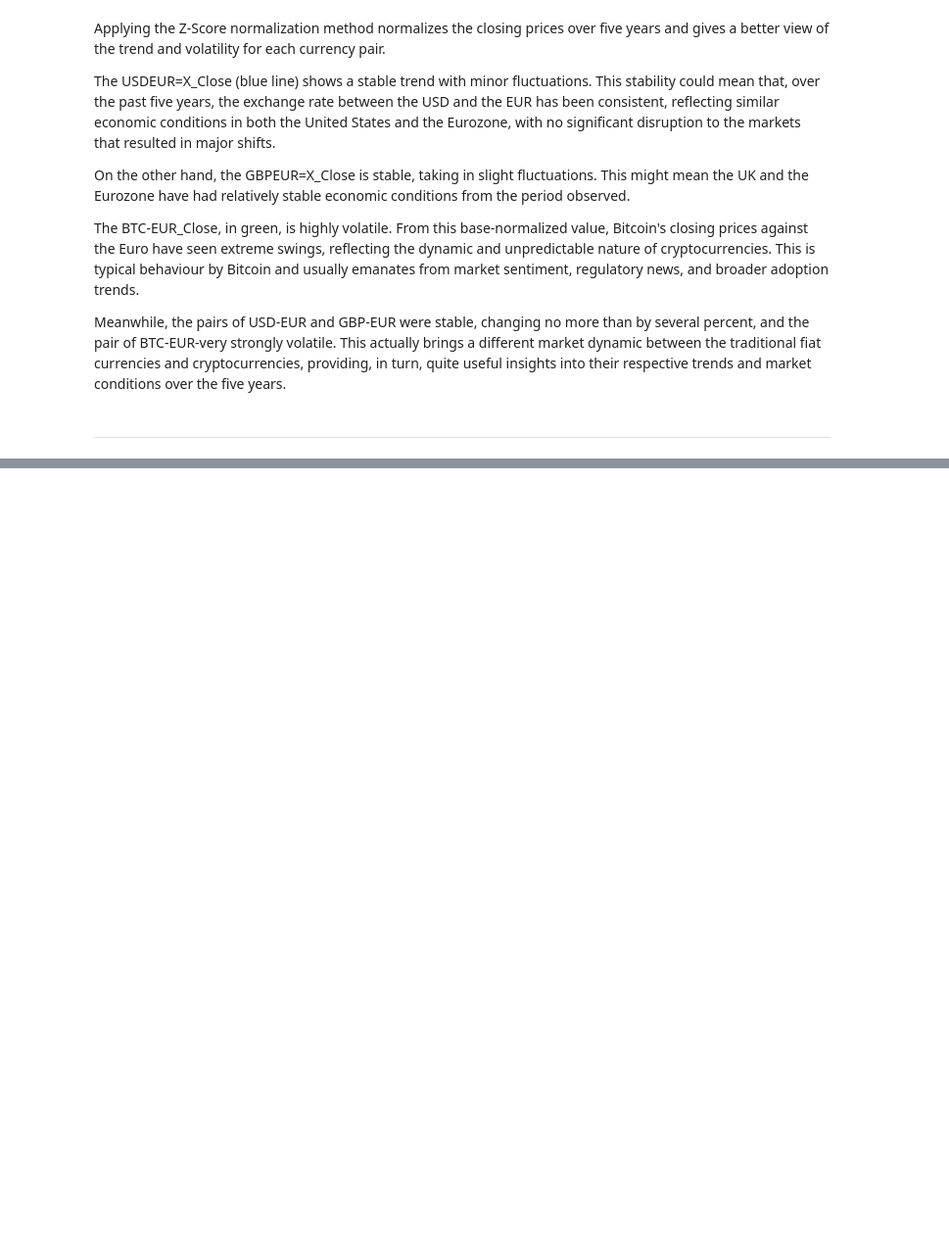
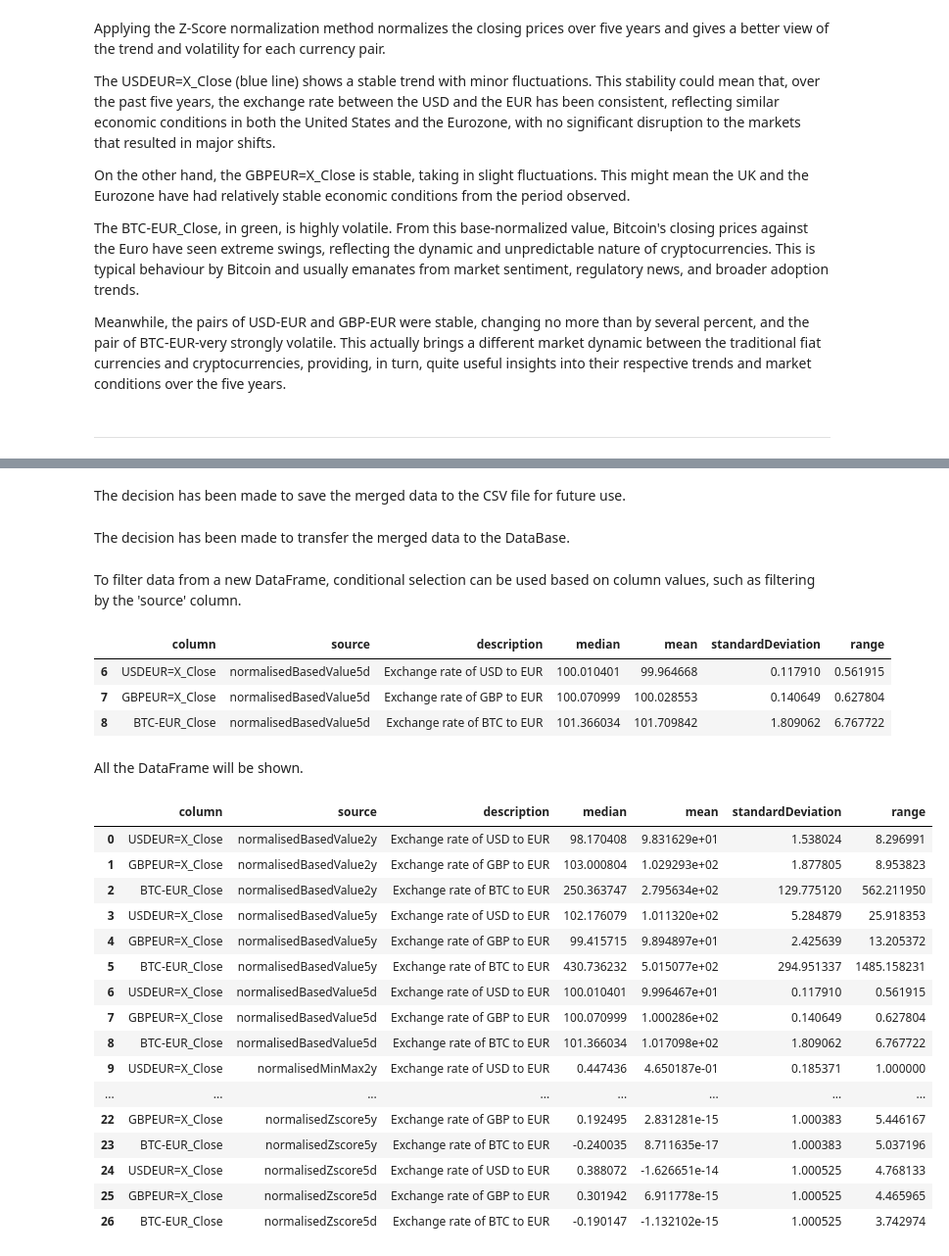
Before and after one commit to TomUszyn/PFDA-project, a Jupyter notebook: analysingCurrencyTrends.ipynb, the cells around one changed output, grey strips where cells are left out. Shown at 98% size. Cells and saved outputs as stored; diff of their text form; code cells hidden in the pictures; blank space fills up the shorter version.

Commit message:
Created function to count descriptive statistics, Counted values to all datasets and merged it to one DataFrame. Saved it to the CSV and transfered to Database. Commented results of calculations.

```diff
--- a/analysingCurrencyTrends.ipynb
+++ b/analysingCurrencyTrends.ipynb
@@ -671,0 +686,14 @@ Meanwhile, the pairs of USD-EUR and GBP-EUR were stable, changing no more than b
+# %%
+# List of DataFrames
+columnsOfInterest = ['USDEUR=X_Close', 'GBPEUR=X_Close', 'BTC-EUR_Close']
+
+# Generate statistics for different datasets
+normalisedBasedValue2yStatistics = descriptiveStatisticsWithSource(normalisedBasedValue2y, columnsOfInterest, "normalisedBasedValue2y")
+normalisedBasedValue5yStatistics = descriptiveStatisticsWithSource(normalisedBasedValue5y, columnsOfInterest, "normalisedBasedValue5y")
+normalisedBasedValue5dStatistics = descriptiveStatisticsWithSource(normalisedBasedValue5d, columnsOfInterest, "normalisedBasedValue5d")
+normalisedMinMax2yStatistics = descriptiveStatisticsWithSource(normalisedMinMax2y, columnsOfInterest, "normalisedMinMax2y")
+normalisedMinMax5yStatistics = descriptiveStatisticsWithSource(normalisedMinMax5y, columnsOfInterest, "normalisedMinMax5y")
+normalisedMinMax5dStatistics = descriptiveStatisticsWithSource(normalisedMinMax5d, columnsOfInterest, "normalisedMinMax5d")
+normalisedZscore2yStatistics = descriptiveStatisticsWithSource(normalisedZscore2y, columnsOfInterest, "normalisedZscore2y")
+normalisedZscore5yStatistics = descriptiveStatisticsWithSource(normalisedZscore5y, columnsOfInterest, "normalisedZscore5y")
+normalisedZscore5dStatistics = descriptiveStatisticsWithSource(normalisedZscore5d, columnsOfInterest, "normalisedZscore5d")
@@ -671,0 +702,7 @@ Meanwhile, the pairs of USD-EUR and GBP-EUR were stable, changing no more than b
+# %%
+# Merge all data into a single DataFrame
+descriptiveStatistics = pd.concat([normalisedBasedValue2yStatistics, normalisedBasedValue5yStatistics, normalisedBasedValue5dStatistics,\
+                              normalisedMinMax2yStatistics, normalisedMinMax5yStatistics, normalisedMinMax5dStatistics,\
+                              normalisedZscore2yStatistics, normalisedZscore5yStatistics, normalisedZscore5dStatistics], ignore_index=True)
+# %% [markdown]
+The decision has been made to save the merged data to the CSV file for future use.
@@ -671,0 +712,2 @@ Meanwhile, the pairs of USD-EUR and GBP-EUR were stable, changing no more than b
+# %% [markdown]
+The decision has been made to transfer the merged data to the DataBase.
@@ -671,0 +719,32 @@ Meanwhile, the pairs of USD-EUR and GBP-EUR were stable, changing no more than b
+# %% [markdown]
+To filter data from a new DataFrame, conditional selection can be used based on column values, such as filtering by the 'source' column.
+# %%
+normalisedBasedValue5d = descriptiveStatistics[descriptiveStatistics['source'] == 'normalisedBasedValue5d']
+normalisedBasedValue5d
+# %% [output]
+|  | column | source | description | median | mean | standardDeviation | range |
+| 6 | USDEUR=X_Close | normalisedBasedValue5d | Exchange rate of USD to EUR | 100.010401 | 99.964668 | 0.117910 | 0.561915 |
+| 7 | GBPEUR=X_Close | normalisedBasedValue5d | Exchange rate of GBP to EUR | 100.070999 | 100.028553 | 0.140649 | 0.627804 |
+| 8 | BTC-EUR_Close | normalisedBasedValue5d | Exchange rate of BTC to EUR | 101.366034 | 101.709842 | 1.809062 | 6.767722 |
+# %% [markdown]
+All the DataFrame will be shown.
+# %%
+descriptiveStatistics
+# %% [output]
+|  | column | source | description | median | mean | standardDeviation | range |
+| 0 | USDEUR=X_Close | normalisedBasedValue2y | Exchange rate of USD to EUR | 98.170408 | 9.831629e+01 | 1.538024 | 8.296991 |
+| 1 | GBPEUR=X_Close | normalisedBasedValue2y | Exchange rate of GBP to EUR | 103.000804 | 1.029293e+02 | 1.877805 | 8.953823 |
+| 2 | BTC-EUR_Close | normalisedBasedValue2y | Exchange rate of BTC to EUR | 250.363747 | 2.795634e+02 | 129.775120 | 562.211950 |
+| 3 | USDEUR=X_Close | normalisedBasedValue5y | Exchange rate of USD to EUR | 102.176079 | 1.011320e+02 | 5.284879 | 25.918353 |
+| 4 | GBPEUR=X_Close | normalisedBasedValue5y | Exchange rate of GBP to EUR | 99.415715 | 9.894897e+01 | 2.425639 | 13.205372 |
+| 5 | BTC-EUR_Close | normalisedBasedValue5y | Exchange rate of BTC to EUR | 430.736232 | 5.015077e+02 | 294.951337 | 1485.158231 |
+| 6 | USDEUR=X_Close | normalisedBasedValue5d | Exchange rate of USD to EUR | 100.010401 | 9.996467e+01 | 0.117910 | 0.561915 |
+| 7 | GBPEUR=X_Close | normalisedBasedValue5d | Exchange rate of GBP to EUR | 100.070999 | 1.000286e+02 | 0.140649 | 0.627804 |
+| 8 | BTC-EUR_Close | normalisedBasedValue5d | Exchange rate of BTC to EUR | 101.366034 | 1.017098e+02 | 1.809062 | 6.767722 |
+| 9 | USDEUR=X_Close | normalisedMinMax2y | Exchange rate of USD to EUR | 0.447436 | 4.650187e-01 | 0.185371 | 1.000000 |
+| ... | ... | ... | ... | ... | ... | ... | ... |
+| 22 | GBPEUR=X_Close | normalisedZscore5y | Exchange rate of GBP to EUR | 0.192495 | 2.831281e-15 | 1.000383 | 5.446167 |
+| 23 | BTC-EUR_Close | normalisedZscore5y | Exchange rate of BTC to EUR | -0.240035 | 8.711635e-17 | 1.000383 | 5.037196 |
+| 24 | USDEUR=X_Close | normalisedZscore5d | Exchange rate of USD to EUR | 0.388072 | -1.626651e-14 | 1.000525 | 4.768133 |
+| 25 | GBPEUR=X_Close | normalisedZscore5d | Exchange rate of GBP to EUR | 0.301942 | 6.911778e-15 | 1.000525 | 4.465965 |
+| 26 | BTC-EUR_Close | normalisedZscore5d | Exchange rate of BTC to EUR | -0.190147 | -1.132102e-15 | 1.000525 | 3.742974 |
```
Also changed, not shown: parts of 8 cells of this notebook, 7 other files.
